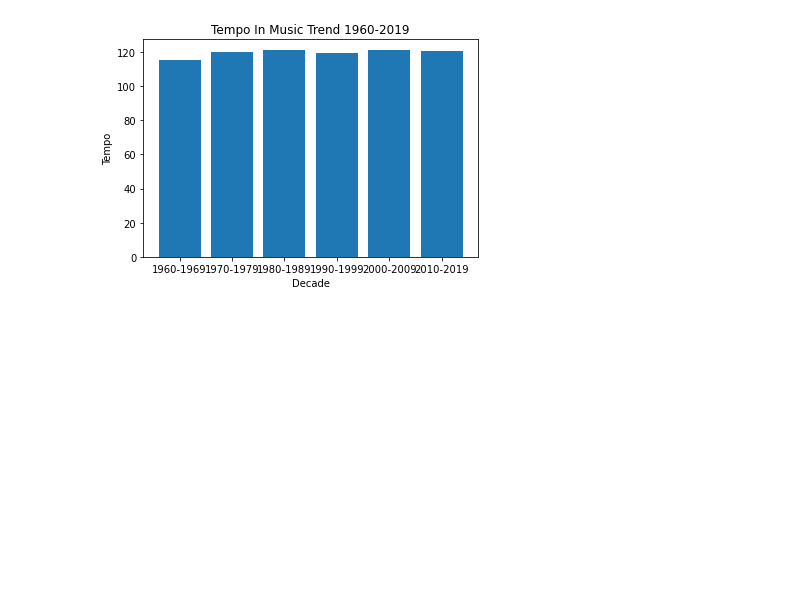
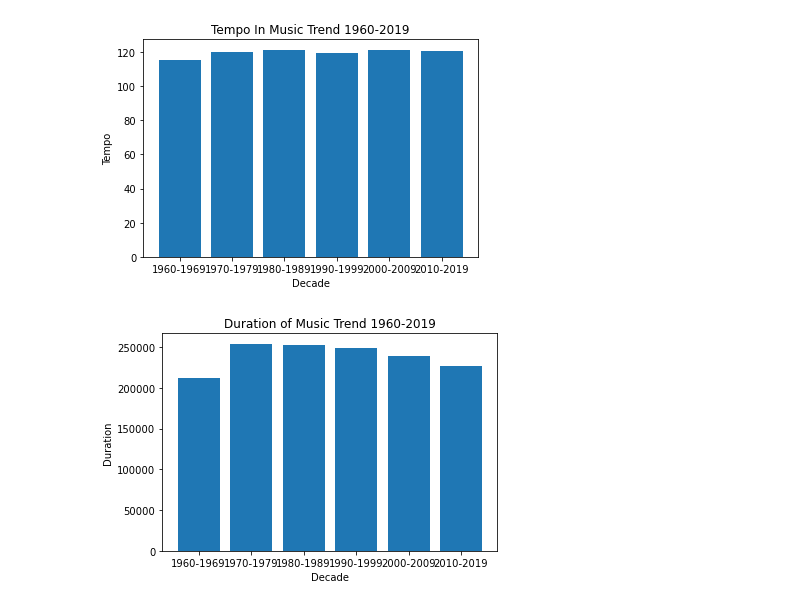
Before and after one commit to CameronSunyich/Group_Final_Project, a Jupyter notebook: Trends Graphs by Decades.ipynb, the cells around one changed output. Cells and saved outputs as stored; diff of their text form; code cells hidden in the pictures; blank space fills up the shorter version.

Commit message:
Updating graphs

```diff
--- a/Trends Graphs by Decades.ipynb
+++ b/Trends Graphs by Decades.ipynb
@@ -37,3 +37,10 @@ eighty_tempo = eighty_df['tempo'].mean()
 ninety_tempo = ninety_df['tempo'].mean()
 twenty_tempo = twenty_df['tempo'].mean()
 twentyone_tempo = twentyone_df['tempo'].mean()
+# %%
+sixty_duration = sixty_df['duration_ms'].mean()
+seventy_duration = seventy_df['duration_ms'].mean()
+eighty_duration = eighty_df['duration_ms'].mean()
+ninety_duration = ninety_df['duration_ms'].mean()
+twenty_duration = twenty_df['duration_ms'].mean()
+twentyone_duration = twentyone_df['duration_ms'].mean()
@@ -48,3 +62,13 @@ plt.title('Tempo In Music Trend 1960-2019')
 plt.show()
 # %% [output]
 [figure]
+# %%
+x_axis =['1960-1969', '1970-1979', '1980-1989', '1990-1999', '2000-2009', '2010-2019']
+y_axis =[sixty_duration, seventy_duration, eighty_duration, ninety_duration, twenty_duration, twentyone_duration]
+plt.bar(x_axis, y_axis)
+plt.xlabel('Decade')
+plt.ylabel('Duration')
+plt.title('Duration of Music Trend 1960-2019')
+plt.show()
+# %% [output]
+[figure, added]
```
Also changed, not shown: parts of 2 cells of this notebook.
